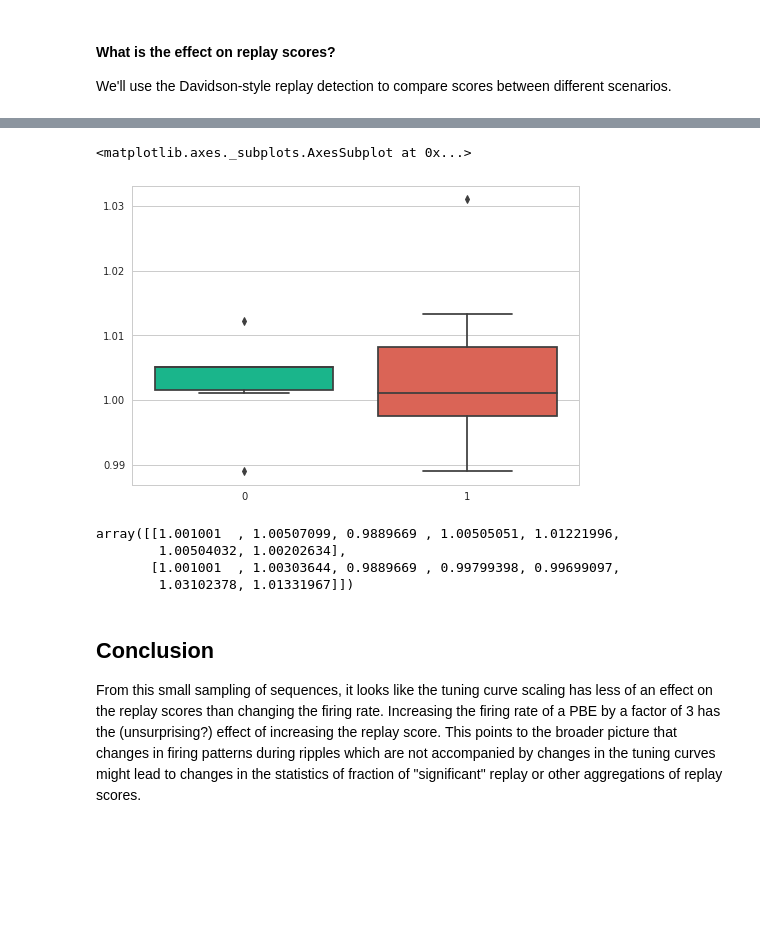
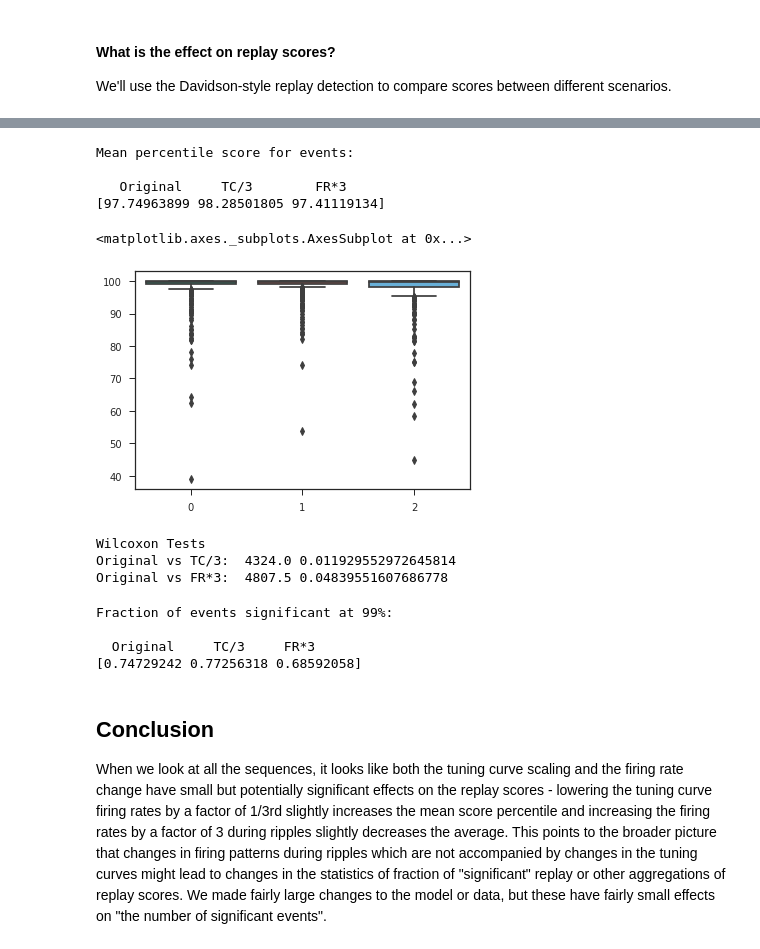
Before and after one commit to ckemere/InterestingNotebooks, a Jupyter notebook: Replay Scores and Tuning Curve Scaling.ipynb, the cells around one changed output, grey strips where cells are left out. Saved outputs shown, nothing was run; the diff lists cells and outputs as text; code cells hidden in the pictures; blank space fills up the shorter version.

Commit message:
Updated Replay Score Notebook

```diff
--- a/Replay Scores and Tuning Curve Scaling.ipynb
+++ b/Replay Scores and Tuning Curve Scaling.ipynb
@@ -20,7 +20,7 @@ warnings.filterwarnings("ignore")
 # %% [output]
 The mpl_toolkits.axes_grid module was deprecated in Matplotlib 2.1 and will be removed two minor releases later. Use mpl_toolkits.axes_grid1 and mpl_toolkits.axisartist, which provide the same functio ...
 # %%
-datadirs = ['/mnt/d/Data/Etienne/',
+datadirs = ['/mnt/d/Data/Etienne/','/home/ckemere/Data2/DibaBuzsakiData/',
     'D:/Dropbox/neoReader/']
 
 ## conda install pandas=0.19.2
@@ -306,16 +302,41 @@ print(percentiles1/percentiles3)
+# %%
+print('Mean percentile score for events:\n')
+print('   Original     TC/3        FR*3')
+print(np.vstack([percentiles1,percentiles2,percentiles3]).mean(axis=1))
+# %% [output]
+Mean percentile score for events:
+
+   Original     TC/3        FR*3
+[97.74963899 98.28501805 97.41119134]
 # %%
-sns.boxplot(data=np.vstack([percentiles1/percentiles2, percentiles1/percentiles3]).T)
+sns.boxplot(data=np.vstack([percentiles1,percentiles2,percentiles3]).T)
 # %% [output]
 <matplotlib.axes._subplots.AxesSubplot at 0x...>
-[figure, old version]
+[figure, new version]
-# %%
-np.vstack([percentiles1/percentiles2, percentiles1/percentiles3])
-# %% [output]
-array([[1.001001  , 1.00507099, 0.9889669 , 1.00505051, 1.01221996,
-        1.00504032, 1.00202634],
-       [1.001001  , 1.00303644, 0.9889669 , 0.99799398, 0.99699097,
-        1.03102378, 1.01331967]])
+# %%
+from scipy.stats import wilcoxon
+
+print('Wilcoxon Tests')
+
+statistic, pval = wilcoxon(percentiles1, percentiles2)
+print('Original vs TC/3: ', statistic, pval)
+
+statistic, pval = wilcoxon(percentiles1, percentiles3)
+print('Original vs FR*3: ', statistic, pval)
+# %% [output]
+Wilcoxon Tests
+Original vs TC/3:  4324.0 0.011929552972645814
+Original vs FR*3:  4807.5 0.04839551607686778
+# %%
+print('Fraction of events significant at 99%:\n')
+print('  Original     TC/3     FR*3')
+print((np.vstack([percentiles1,percentiles2,percentiles3]) > 99).mean(axis=1))
+# %% [output]
+Fraction of events significant at 99%:
+
+  Original     TC/3     FR*3
+[0.74729242 0.77256318 0.68592058]
 # %% [markdown]
 ## Conclusion
 
-From this small sampling of sequences, it looks like the tuning curve scaling has less of an effect on the replay scores than changing the firing rate. Increasing the firing rate of a PBE by a factor of 3 has the (unsurprising?) effect of increasing the replay score. This points to the broader picture that changes in firing patterns during ripples which are not accompanied by changes in the tuning curves might lead to changes in the statistics of fraction of "significant" replay or other aggregations of replay scores.
+When we look at all the sequences, it looks like both the tuning curve scaling and the firing rate change have small but potentially significant effects on the replay scores - lowering the tuning curve firing rates by a factor of 1/3rd slightly increases the mean score percentile and increasing the firing rates by a factor of 3 during ripples slightly decreases the average. This points to the broader picture that changes in firing patterns during ripples which are not accompanied by changes in the tuning curves might lead to changes in the statistics of fraction of "significant" replay or other aggregations of replay scores. We made fairly large changes to the model or data, but these have fairly small effects on "the number of significant events".
```
Also changed, not shown: parts of 3 cells of this notebook.
